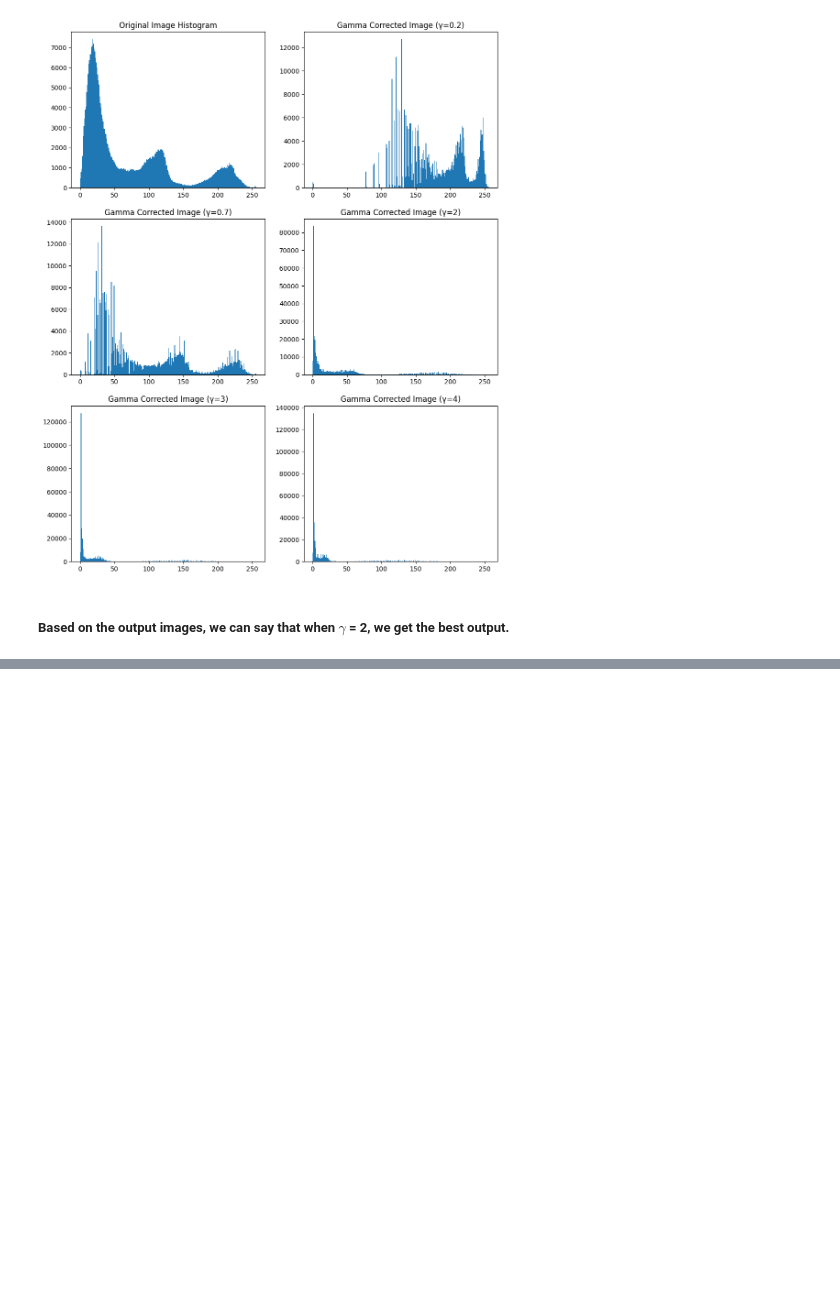
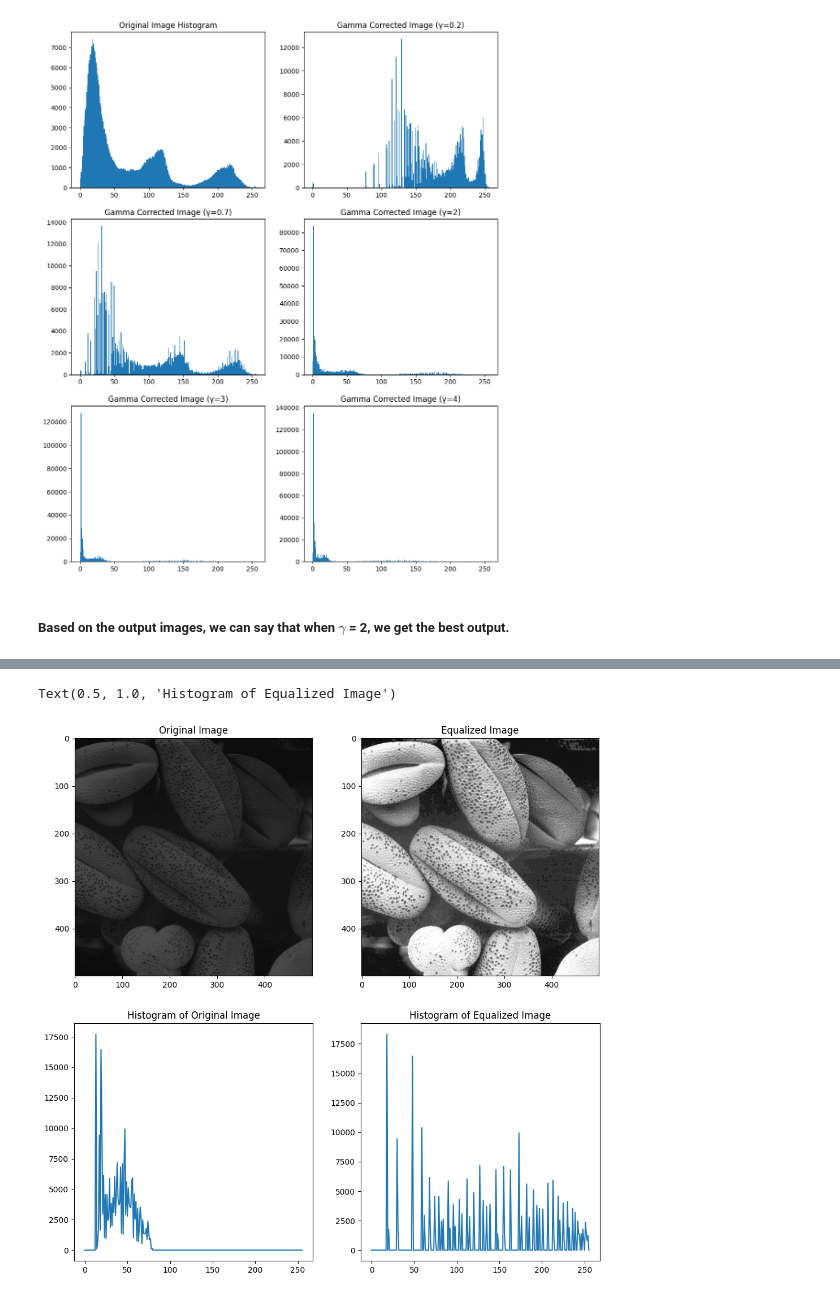
Before and after one commit to HimethW/Intensity-Transformations-and-Neighborhood-Filtering, a Jupyter notebook: Assignment1.ipynb, the cells around one changed output, grey strips where cells are left out. Saved outputs shown, nothing was run; the diff lists cells and outputs as text; code cells hidden in the pictures; blank space fills up the shorter version.

```diff
--- a/Assignment1.ipynb
+++ b/Assignment1.ipynb
@@ -154,0 +229,36 @@ Text(0, 0.5, 'Output, $\\mathrm{t}[\\mathbf{L}]$')
+# %%
+image = cv.imread('a1images/shells.tif', cv.IMREAD_GRAYSCALE)
+M,N = image.shape[:2]
+bits_per_pixel = 8
+L = 2**bits_per_pixel
+fig, ax = plt.subplots(2, 2, figsize=(12, 12))
+
+
+
+def equalize_histogram(image):
+  """  Function to perform histogram equalization on the input image."""
+  hist , bins = np.histogram(image.flatten(), bins=L, range=(0, L-1))
+  cdf = hist.cumsum()  # Cumulative distribution function
+  t = np.array([(L-1)/(M*N)*cdf[i] for i in range(256)], dtype=np.uint8)
+  #t = [(L-1)/(M*N)*cdf[i] for i in np.arange(0,256)].astype(unit8)
+  return (t, hist)
+
+t, hist = equalize_histogram(image)
+g = t[image]
+
+ax[0, 0].imshow(image, cmap='gray', vmin=0, vmax=255)
+ax[0, 0].set_title('Original Image')
+ax[1, 0].plot(hist)
+ax[1, 0].set_title('Histogram of Original Image')
+
+
+ax[0, 1].imshow(g, cmap='gray', vmin=0, vmax=255)
+ax[0, 1].set_title('Equalized Image')
+hist_eq, bins_eq = np.histogram(g.flatten(), bins=L, range=(0, L-1))
+ax[1, 1].plot(hist_eq)
+ax[1, 1].set_title('Histogram of Equalized Image')
+
+#print(hist_eq)
+# %% [output]
+Text(0.5, 1.0, 'Histogram of Equalized Image')
+[figure, added]
```
Also changed, not shown: parts of 6 cells of this notebook.
